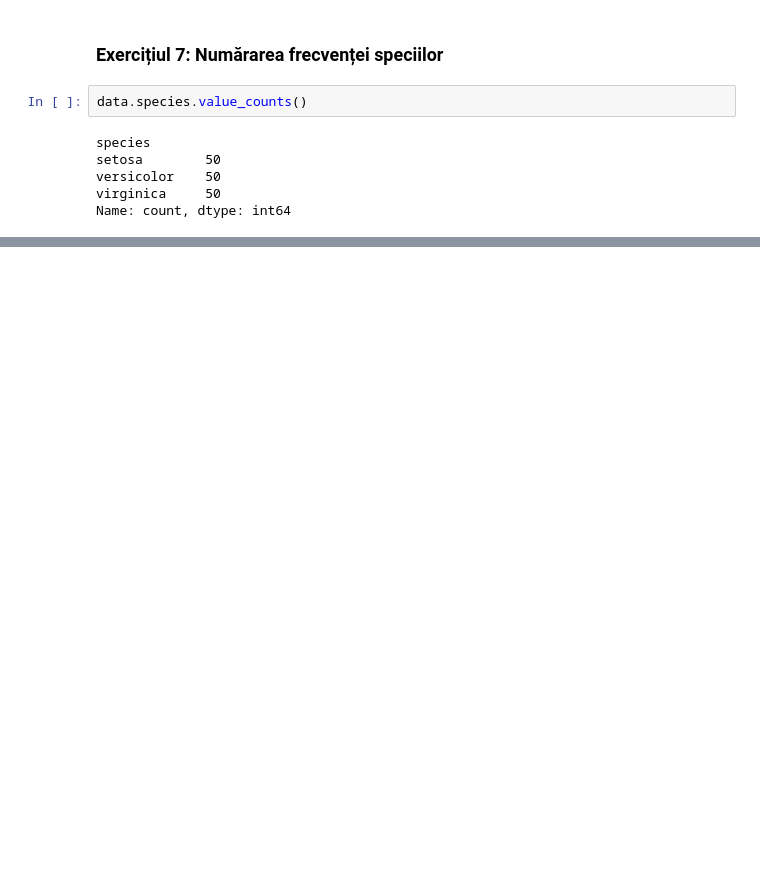
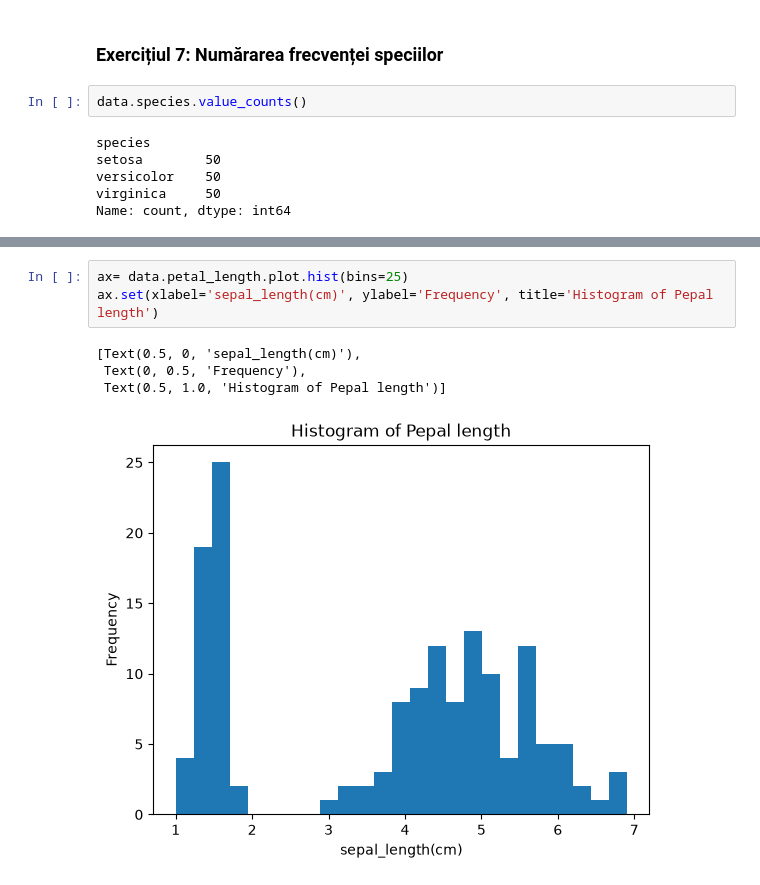
Before and after one commit to florin-t04/lab-1-machine-learning, a Jupyter notebook: 01_Trandafir.ipynb, the cells around one changed output, grey strips where cells are left out. Drawn from its saved outputs; the diff is of its cells as text; blank space fills up the shorter version.

```diff
--- a/01_Trandafir.ipynb
+++ b/01_Trandafir.ipynb
@@ -136,0 +173,8 @@ Name: count, dtype: int64
+# %%
+ax= data.petal_length.plot.hist(bins=25)
+ax.set(xlabel='sepal_length(cm)', ylabel='Frequency', title='Histogram of Pepal length')
+# %% [output]
+[Text(0.5, 0, 'sepal_length(cm)'),
+ Text(0, 0.5, 'Frequency'),
+ Text(0.5, 1.0, 'Histogram of Pepal length')]
+[figure, added]
```
Also changed, not shown: parts of 13 cells of this notebook.
